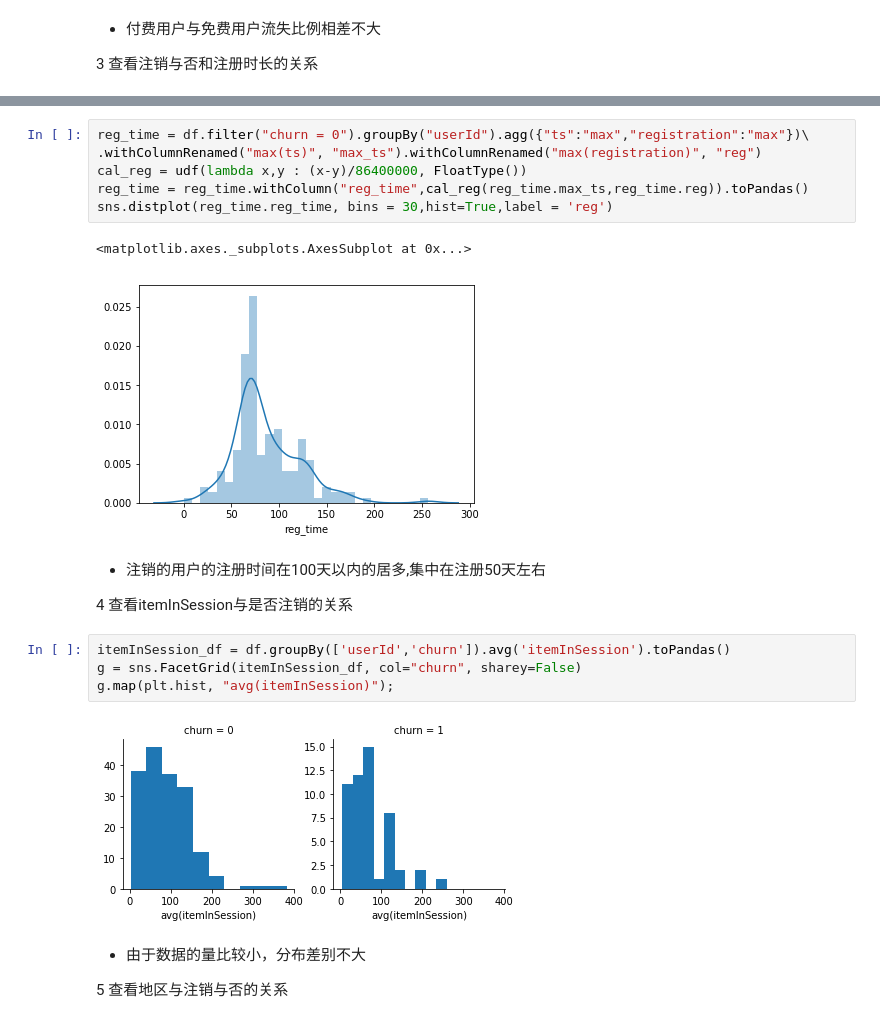
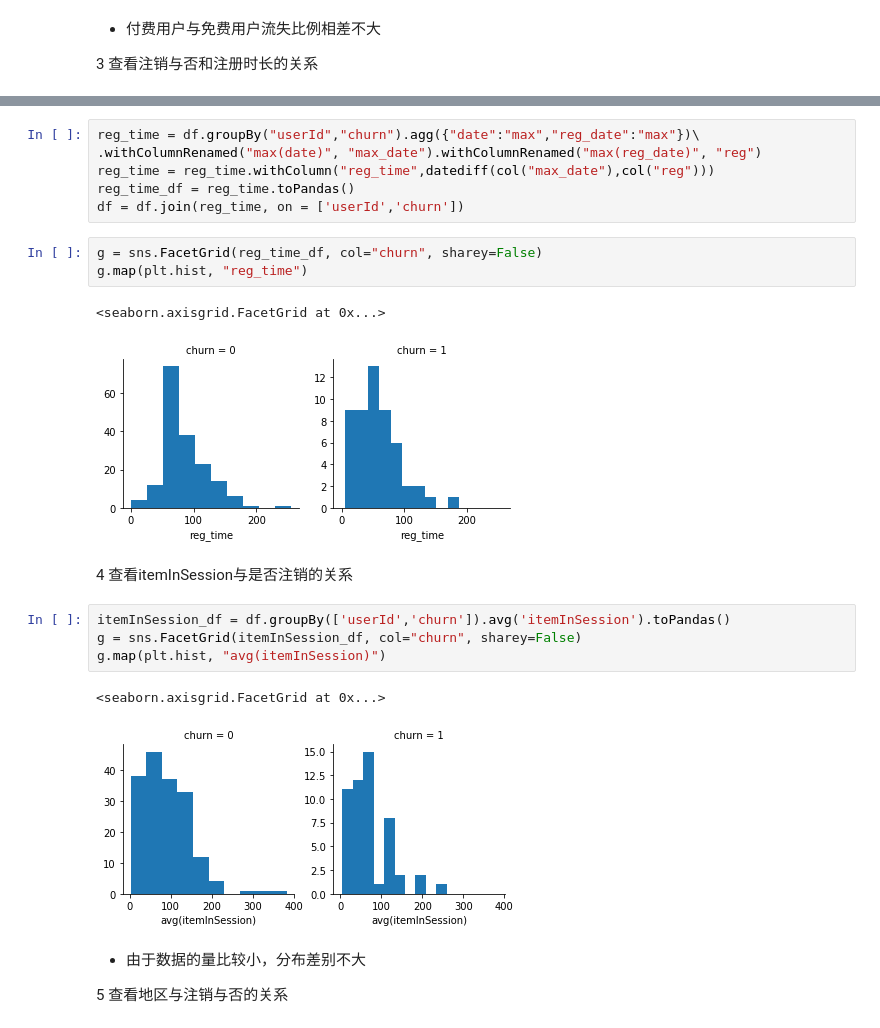
Before and after one commit to coffee34/MLStudy, a Jupyter notebook: Sparkify-zh.ipynb, the cells around one changed output, grey strips where cells are left out. Cells and saved outputs as stored; diff of their text form.

```diff
--- a/Sparkify-zh.ipynb
+++ b/Sparkify-zh.ipynb
@@ -146,21 +227,23 @@ sns.distplot(reg_time_churn.reg_time, bins = 30,hist=True,label = 'reg')
-# %%
-reg_time = df.filter("churn = 0").groupBy("userId").agg({"ts":"max","registration":"max"})\
-.withColumnRenamed("max(ts)", "max_ts").withColumnRenamed("max(registration)", "reg")
-cal_reg = udf(lambda x,y : (x-y)/86400000, FloatType())
-reg_time = reg_time.withColumn("reg_time",cal_reg(reg_time.max_ts,reg_time.reg)).toPandas()
-sns.distplot(reg_time.reg_time, bins = 30,hist=True,label = 'reg')
-# %% [output]
-<matplotlib.axes._subplots.AxesSubplot at 0x...>
-[figure, removed]
-# %% [markdown]
-- 注销的用户的注册时间在100天以内的居多,集中在注册50天左右
-
-4 查看itemInSession与是否注销的关系
+# %%
+reg_time = df.groupBy("userId","churn").agg({"date":"max","reg_date":"max"})\
+.withColumnRenamed("max(date)", "max_date").withColumnRenamed("max(reg_date)", "reg")
+reg_time = reg_time.withColumn("reg_time",datediff(col("max_date"),col("reg")))
+reg_time_df = reg_time.toPandas()
+df = df.join(reg_time, on = ['userId','churn'])
+# %%
+g = sns.FacetGrid(reg_time_df, col="churn", sharey=False)
+g.map(plt.hist, "reg_time")
+# %% [output]
+<seaborn.axisgrid.FacetGrid at 0x...>
+[figure, added]
+# %% [markdown]
+4 查看itemInSession与是否注销的关系
 # %%
 itemInSession_df = df.groupBy(['userId','churn']).avg('itemInSession').toPandas()
 g = sns.FacetGrid(itemInSession_df, col="churn", sharey=False)
-g.map(plt.hist, "avg(itemInSession)");
+g.map(plt.hist, "avg(itemInSession)")
 # %% [output]
+<seaborn.axisgrid.FacetGrid at 0x...>
 [figure]
 # %% [markdown]
 - 由于数据的量比较小，分布差别不大
```
Also changed, not shown: parts of 55 cells of this notebook, 1 other file.
